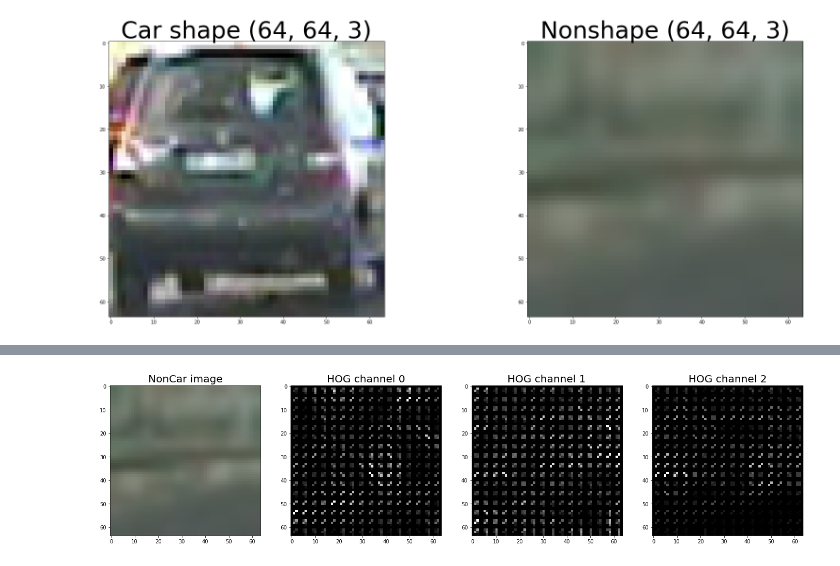
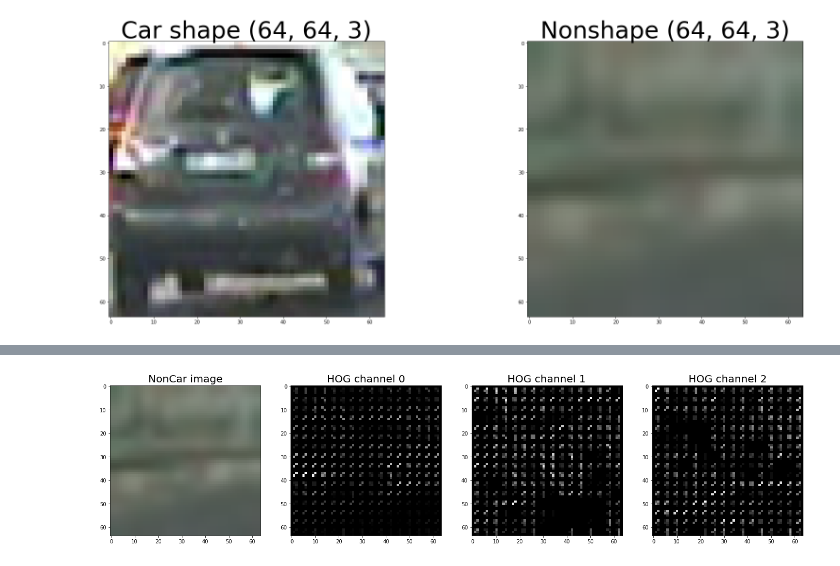
Before and after one commit to anonymint/vehicle-detection, a Jupyter notebook: summary.ipynb, the cells around one changed output, grey strips where cells are left out. Saved outputs shown, nothing was run; the diff lists cells and outputs as text; code cells hidden in the pictures.

```diff
--- a/summary.ipynb
+++ b/summary.ipynb
@@ -84,13 +105,15 @@ fig.tight_layout()
 # %%
 car_image = my_function.read_image('./test_images/car_1.png')
-car_image_hsv = cv2.cvtColor(car_image, cv2.COLOR_RGB2HSV)
+car_image_ycrcb = cv2.cvtColor(car_image, cv2.COLOR_RGB2YCrCb)
 
 f, (*ax) = plt.subplots(1, 4, figsize=(24, 9))
 ax[0][0].imshow(car_image)
 ax[0][0].set_title("Car image", fontsize=20)
 for i in range(3):
-    hog_features, img_feature = my_function.get_hog_features(car_image_hsv[:,:,i], orient=25,
-                        pix_per_cell=4, cell_per_block=2, vis=True, feature_vec=False)
+    hog_features, img_feature = my_function.get_hog_features(
+        car_image_ycrcb[:,:,i],
+        orient=9,pix_per_cell=4, cell_per_block=2,
+        vis=True, feature_vec=False)
     ax[0][i+1].imshow(img_feature, cmap='gray')
     ax[0][i+1].set_title("HOG channel {}".format(i), fontsize=20)
 # %% [output]
@@ -100,13 +121,15 @@ for i in range(3):
 # %%
 noncar_image = my_function.read_image('./test_images/noncar_1.png')
-noncar_image_hsv = cv2.cvtColor(noncar_image, cv2.COLOR_RGB2HSV)
+noncar_image_ycrcb = cv2.cvtColor(noncar_image, cv2.COLOR_RGB2YCrCb)
 
 f, (*ax) = plt.subplots(1, 4, figsize=(24, 9))
 ax[0][0].imshow(noncar_image)
 ax[0][0].set_title("NonCar image", fontsize=20)
 for i in range(3):
-    hog_features, img_feature = my_function.get_hog_features(noncar_image_hsv[:,:,i], orient=25,
-                        pix_per_cell=4, cell_per_block=2, vis=True, feature_vec=False)
+    hog_features, img_feature = my_function.get_hog_features(
+        noncar_image_ycrcb[:,:,i], orient=9,
+        pix_per_cell=4, cell_per_block=2,
+        vis=True, feature_vec=False)
     ax[0][i+1].imshow(img_feature, cmap='gray')
     ax[0][i+1].set_title("HOG channel {}".format(i), fontsize=20)
 # %% [output]
@@ -115 +136 @@ for i in range(3):
-[figure, old version]
+[figure, new version]
```
Also changed, not shown: parts of 19 cells of this notebook, 4 other files.
